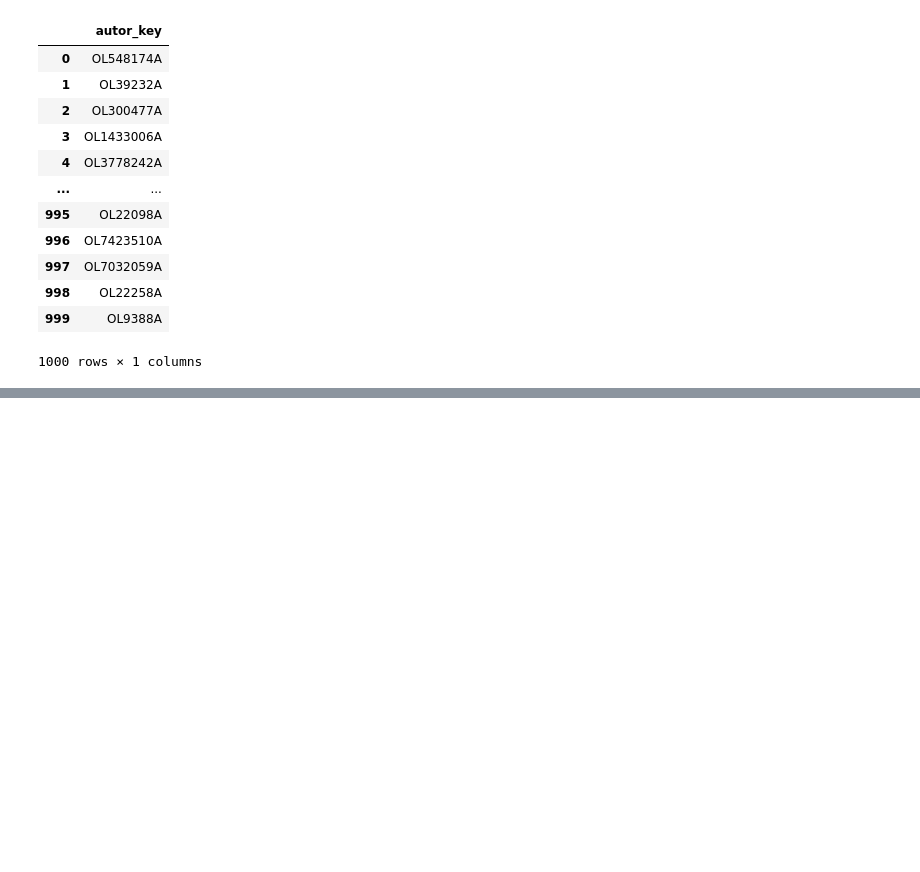
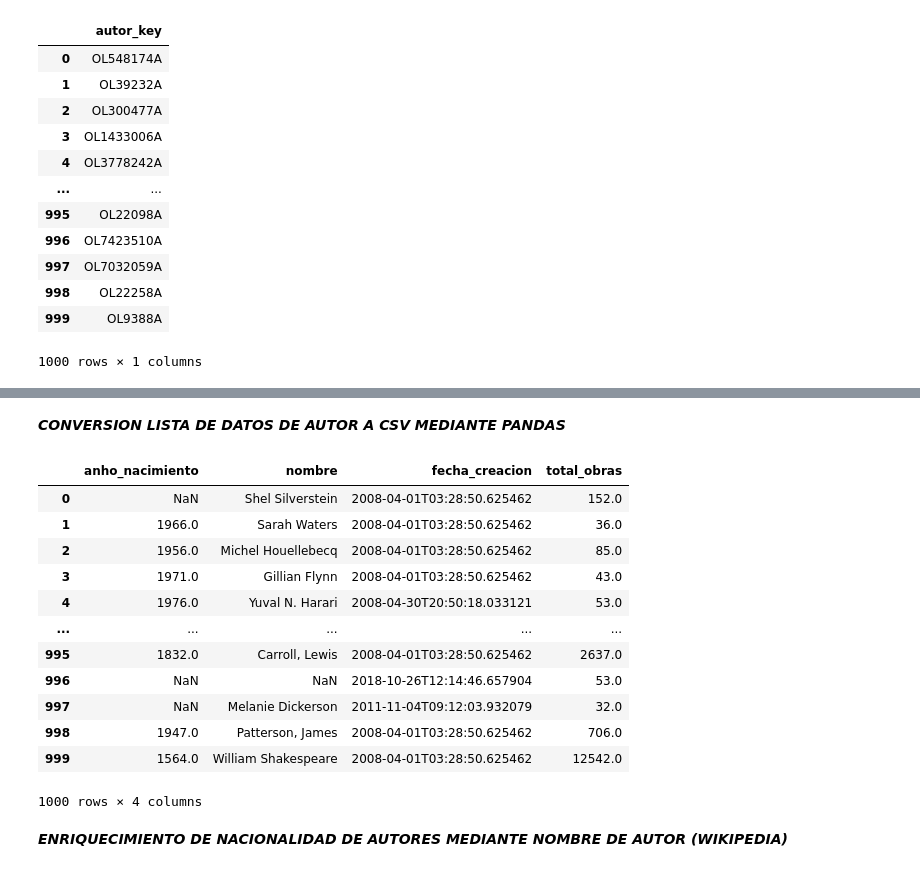
Before and after one commit to HugoFrancoo/TheHuddle-ConsultaMortal, a Jupyter notebook: pipeline/pipeline.ipynb, the cells around one changed output, grey strips where cells are left out. Drawn from its saved outputs; the diff is of its cells as text; code cells hidden in the pictures; blank space fills up the shorter version.

Commit message:
pipeline actualizado insercion de datos a tablas ya realizados

```diff
--- a/pipeline/pipeline.ipynb
+++ b/pipeline/pipeline.ipynb
@@ -145,21 +138,43 @@ dato_key = pd.read_csv("../data/autor_key.csv")
 autor_keys = dato_key['autor_key'].tolist()
 
 autor_datos = []
+
 for key in autor_keys:
     if pd.isna(key):
+        autor_datos.append([None, None, None, None])
         continue
-    url_autor = f"https://openlibrary.org/authors/{key}.json"
-    response_autor = requests.get(url_autor)
-    data_autor = response_autor.json()
+    try:
+        url_autor = f"https://openlibrary.org/authors/{key}.json"
+        url_works = f"https://openlibrary.org/authors/{key}/works.json"
 
-    anho_nacimiento = data_autor.get("birth_date", None)
-    nombre = data_autor.get("personal_name",None)
-    fecha_creacion = data_autor.get("created",None)
-    time.sleep(0.5)  # al final de cada iteración del loop
+        response_autor = requests.get(url_autor)
+        response_works = requests.get(url_works)
 
-    autor_datos.append([anho_nacimiento,nombre,fecha_creacion])
+        data_works = response_works.json()
+        data_autor = response_autor.json()
+
+        birth_date = data_autor.get("birth_date", None)
+        nombre = data_autor.get("personal_name",None)
+        fecha_creacion = data_autor.get("created", {}).get("value", None)
+
+        total_obras = data_works.get("size", None)
+
+        anho_nacimiento = None
+        if birth_date:
+            for i in range(len(birth_date) - 3):
+                parte = birth_date[i:i+4]
+                if parte.isdigit():
+                    anho_nacimiento = int(parte)
+                    break
+        autor_datos.append([anho_nacimiento,nombre,fecha_creacion,total_obras])
+        time.sleep(0.5)  # al final de cada iteración del loop
+    except Exception as e:
+        print(f"Error: {key} - {e}")
+        autor_datos.append([None, None, None, None])
+        continue
 
     print(f"Nombre: {nombre}")
     print(f"Anho: {anho_nacimiento}")
     print(f"Creacion: {fecha_creacion}")
+    print(f"Cantidad Obras: {total_obras}")
     print("--------------")
@@ -165,0 +199,24 @@ for key in autor_keys:
+# %% [markdown]
+***CONVERSION LISTA DE DATOS DE AUTOR A CSV MEDIANTE PANDAS***
+# %%
+#convertir una lista en un dataframe
+df = pd.DataFrame(autor_datos, columns=["anho_nacimiento","nombre","fecha_creacion","total_obras"])
+# convertir dataframe a csv
+df.to_csv("autor_datos.csv", index=False)
+df
+# %% [output]
+|  | anho_nacimiento | nombre | fecha_creacion | total_obras |
+| 0 | NaN | Shel Silverstein | 2008-04-01T03:28:50.625462 | 152.0 |
+| 1 | 1966.0 | Sarah Waters | 2008-04-01T03:28:50.625462 | 36.0 |
+| 2 | 1956.0 | Michel Houellebecq | 2008-04-01T03:28:50.625462 | 85.0 |
+| 3 | 1971.0 | Gillian Flynn | 2008-04-01T03:28:50.625462 | 43.0 |
+| 4 | 1976.0 | Yuval N. Harari | 2008-04-30T20:50:18.033121 | 53.0 |
+| ... | ... | ... | ... | ... |
+| 995 | 1832.0 | Carroll, Lewis | 2008-04-01T03:28:50.625462 | 2637.0 |
+| 996 | NaN | NaN | 2018-10-26T12:14:46.657904 | 53.0 |
+| 997 | NaN | Melanie Dickerson | 2011-11-04T09:12:03.932079 | 32.0 |
+| 998 | 1947.0 | Patterson, James | 2008-04-01T03:28:50.625462 | 706.0 |
+| 999 | 1564.0 | William Shakespeare | 2008-04-01T03:28:50.625462 | 12542.0 |
+1000 rows × 4 columns
+# %% [markdown]
+***ENRIQUECIMIENTO DE NACIONALIDAD DE AUTORES MEDIANTE NOMBRE DE AUTOR (WIKIPEDIA)***
```
Also changed, not shown: parts of 30 cells of this notebook, 3 other files.
